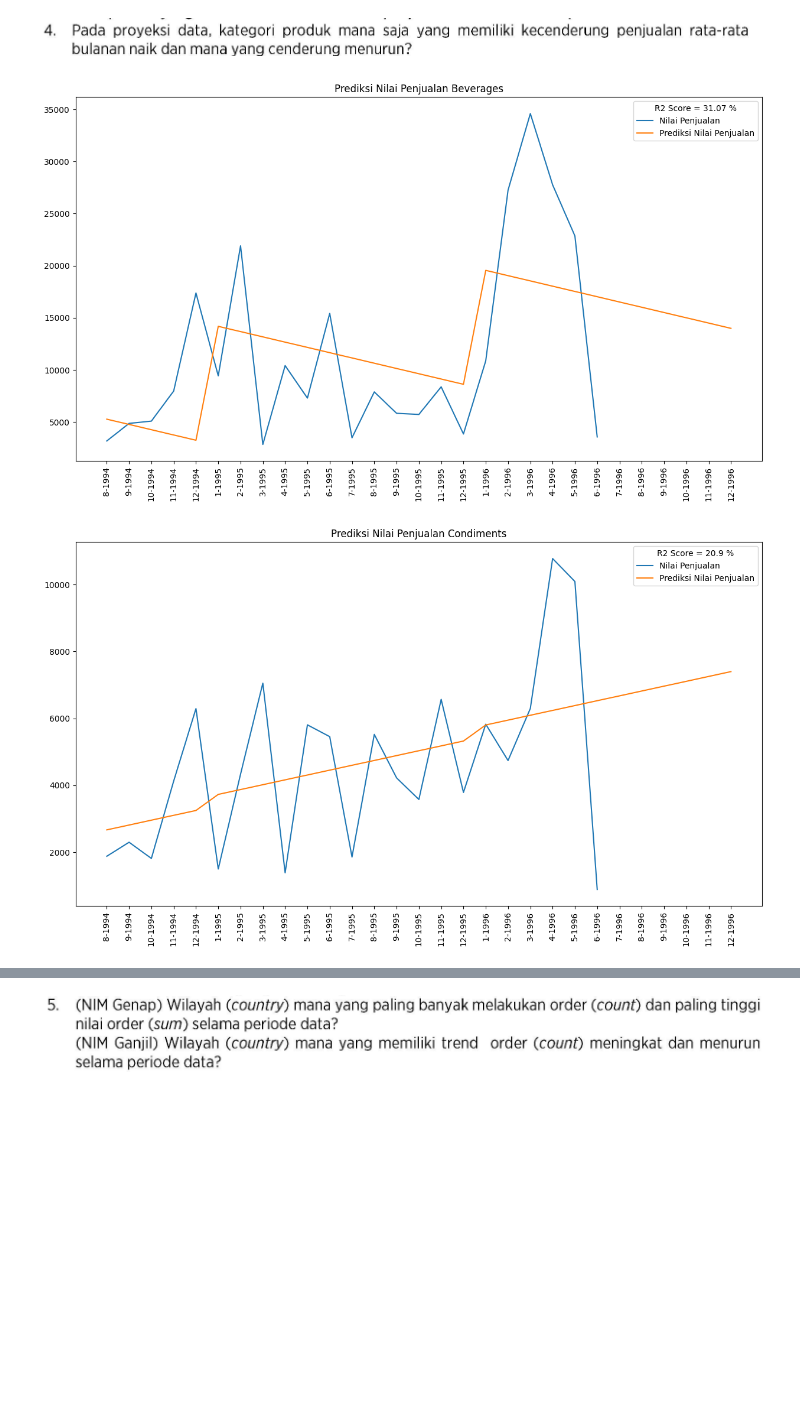
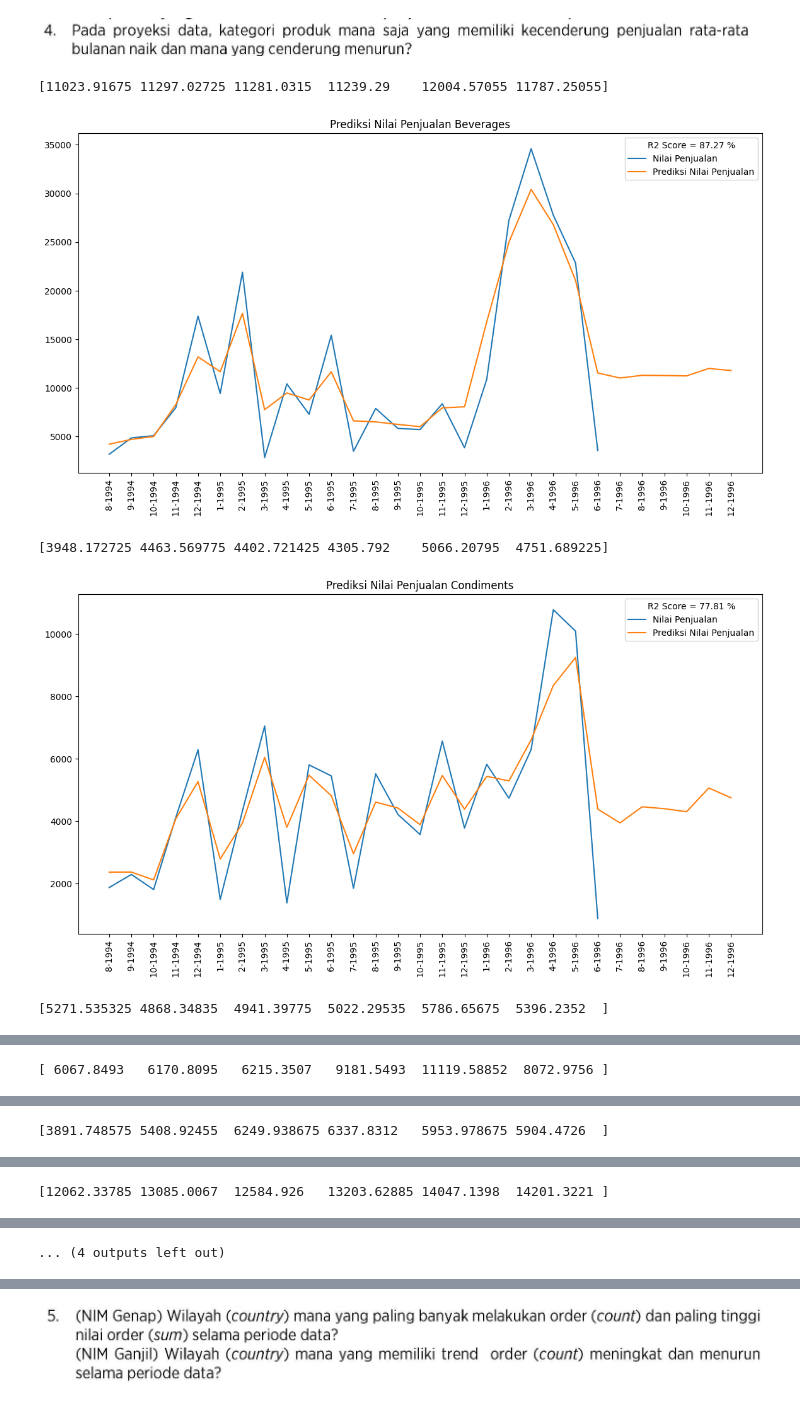
Before and after one commit to StefannusChristian/Data-Mining, a Jupyter notebook: UTS/uts.ipynb, the cells around one changed output, grey strips where cells are left out. Saved outputs shown, nothing was run; the diff lists cells and outputs as text; code cells hidden in the pictures; blank space fills up the shorter version.

```diff
--- a/UTS/uts.ipynb
+++ b/UTS/uts.ipynb
@@ -12,3 +11,5 @@ from sklearn.preprocessing import StandardScaler
+# %%
+plt.rcParams["figure.figsize"] = (14, 7)
 # %% [markdown]
 # Projek A
 # %% [markdown]
@@ -133,11 +133,11 @@ beverages_products_groupby
 # %%
 X = beverages_products_groupby[["Order Date Month","Order Date Year"]].values
 y = beverages_products_groupby["Nilai Penjualan"].values
-reg = LinearRegression().fit(X,y)
+reg = RandomForestRegressor()
+reg.fit(X,y)
 prediction_score = reg.score(X,y)*100
 # %%
-plt.figure(figsize=(15,8))
-x_test = np.array([
+x_predict = np.array([
     [7,1996],
     [8,1996],
     [9,1996],
@@ -145,14 +145,10 @@ x_test = np.array([
     [11,1996],
     [12,1996]
 ])
-
-x_concat = np.concatenate((X,x_test),axis=0)
-
+x_concat = np.concatenate((X,x_predict),axis=0)
 x_label = [f'{i}-{j}' for i,j in x_concat]
 X_label = [f'{i}-{j}' for i,j in X]
-
 prediction = reg.predict(x_concat)
-
 plt.plot(X_label,y,label="Nilai Penjualan")
 plt.plot(x_label,prediction,label="Prediksi Nilai Penjualan")
 plt.xticks(rotation=90)
@@ -205,36 +220,42 @@ order_order_details_products_jan_june_96.groupby(["Product Name"]).mean().sort_v
 ![image.png](embedded-picture-1)
 # %%
 all_categories = products["Category"].unique()
+chat_gpt = []
 for cat in all_categories:
     the_cat_df = order_order_details_products_groupby[(order_order_details_products_groupby["Category"] == cat)]
     X = the_cat_df[["Order Date Month","Order Date Year"]].values
     y = the_cat_df["Nilai Penjualan"].values
-    reg = LinearRegression().fit(X,y)
+    reg = RandomForestRegressor()
+    reg.fit(X,y)
     prediction_score = reg.score(X,y)*100
     x_test = np.array([
         [7,1996],
         [8,1996],
         [9,1996],
         [10,1996],
         [11,1996],
         [12,1996]
     ])
 
     x_concat = np.concatenate((X,x_test),axis=0)
 
     x_label = [f'{i}-{j}' for i,j in x_concat]
     X_label = [f'{i}-{j}' for i,j in X]
 
     prediction = reg.predict(x_concat)
+    the_proyeksi = prediction[-6:]
+    print(the_proyeksi)
 
-    plt.figure(figsize=(15,8))
     plt.plot(X_label,y,label="Nilai Penjualan")
     plt.plot(x_label,prediction,label="Prediksi Nilai Penjualan")
     plt.xticks(rotation=90)
     plt.legend()
     plt.title(f"Prediksi Nilai Penjualan {cat}")
     plt.legend(title=f'R2 Score = {round(prediction_score,2)} %')
     plt.show()
 # %% [output]
+[11023.91675 11297.02725 11281.0315  11239.29    12004.57055 11787.25055]
-[figure, old version]
+[figure, new version]
+[3948.172725 4463.569775 4402.721425 4305.792    5066.20795  4751.689225]
-[figure, old version]
+[figure, new version]
+[5271.535325 4868.34835  4941.39775  5022.29535  5786.65675  5396.2352  ]
@@ -241,0 +263 @@ for cat in all_categories:
+[ 6067.8493   6170.8095   6215.3507   9181.5493  11119.58852  8072.9756 ]
@@ -242,0 +265 @@ for cat in all_categories:
+[3891.748575 5408.92455  6249.938675 6337.8312   5953.978675 5904.4726  ]
@@ -243,0 +267 @@ for cat in all_categories:
+[12062.33785 13085.0067  12584.926   13203.62885 14047.1398  14201.3221 ]
@@ -246,0 +269 @@ for cat in all_categories:
+... (4 outputs left out)
```
Also changed, not shown: parts of 19 cells of this notebook, 3 other files.
